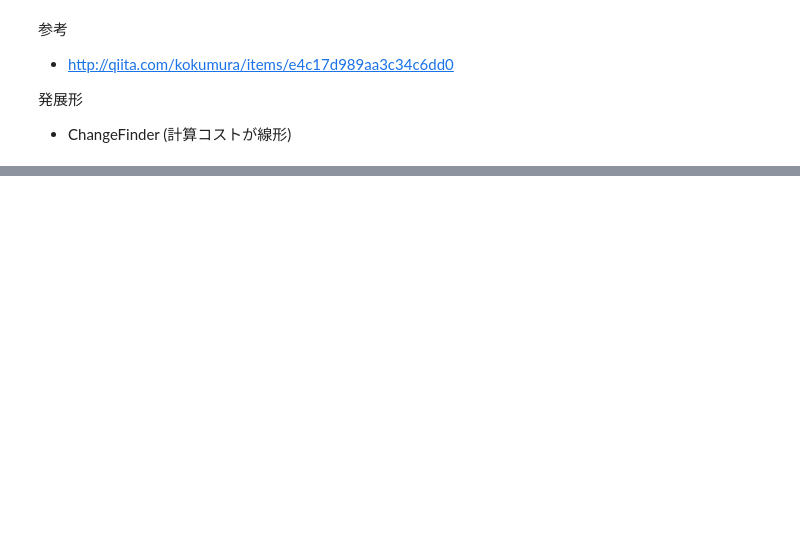
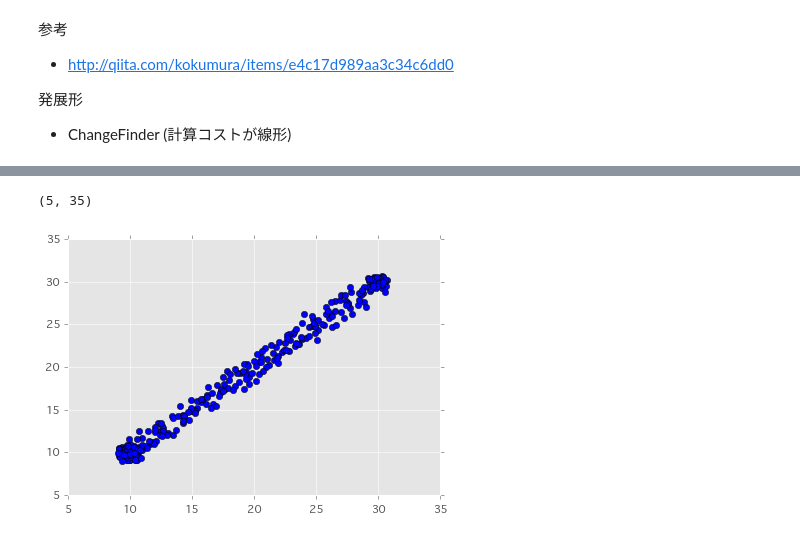
Before and after one commit to hagino3000/notebooks, a Jupyter notebook: MLP_changepoint_chap9.ipynb, the cells around one changed output, grey strips where cells are left out. Cells and saved outputs as stored; diff of their text form; code cells hidden in the pictures; blank space fills up the shorter version.

```diff
--- a/MLP_changepoint_chap9.ipynb
+++ b/MLP_changepoint_chap9.ipynb
@@ -103,0 +203,14 @@ http://www.ucr.edu/~eamonn/discords/
+# %%
+windows = []
+for idx in range(len(data)):
+    if idx == len(data) - 1:
+        break
+    windows.append([data[idx], data[idx+1]])
+windows = np.array(windows)
+# %%
+plt.plot(windows[:,0], windows[:,1], 'bo')
+plt.xlim(5, 35)
+plt.ylim(5, 35)
+# %% [output]
+(5, 35)
+[figure, added]
```
Also changed, not shown: parts of 15 cells of this notebook.
